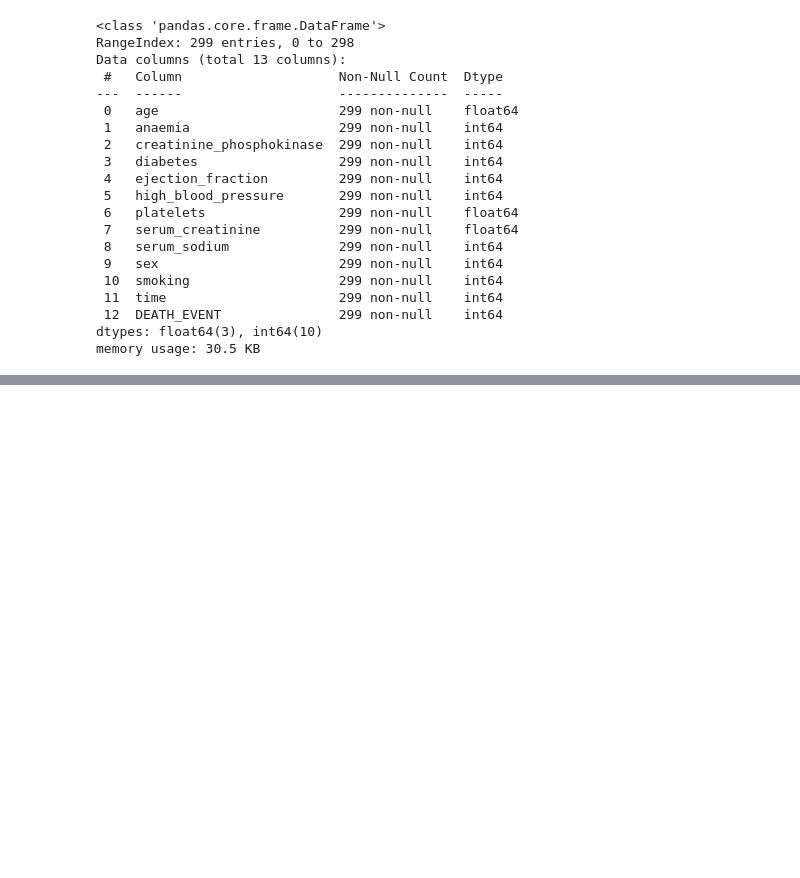
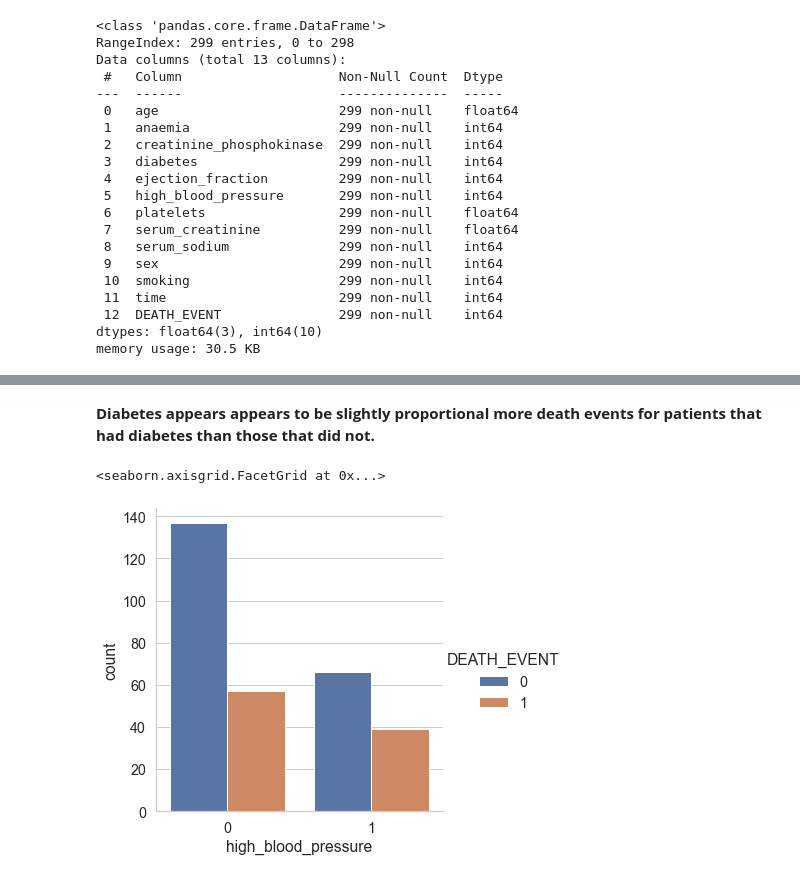
Before and after one commit to kurtgrothe/ANA500, a Jupyter notebook: ANA500_W1.ipynb, the cells around one changed output, grey strips where cells are left out. Drawn from its saved outputs; the diff is of its cells as text; code cells hidden in the pictures; blank space fills up the shorter version.

```diff
--- a/ANA500_W1.ipynb
+++ b/ANA500_W1.ipynb
@@ -180,0 +132,10 @@ plt.show()
+# %% [markdown]
+**Diabetes appears appears to be slightly proportional more death events for patients that had diabetes than those that did not.**
+# %%
+sns.catplot(data=cat,
+             x='high_blood_pressure',
+            hue='DEATH_EVENT',
+            kind='count')
+# %% [output]
+<seaborn.axisgrid.FacetGrid at 0x...>
+[figure, added]
```
Also changed, not shown: parts of 52 cells of this notebook, 6 other files.
